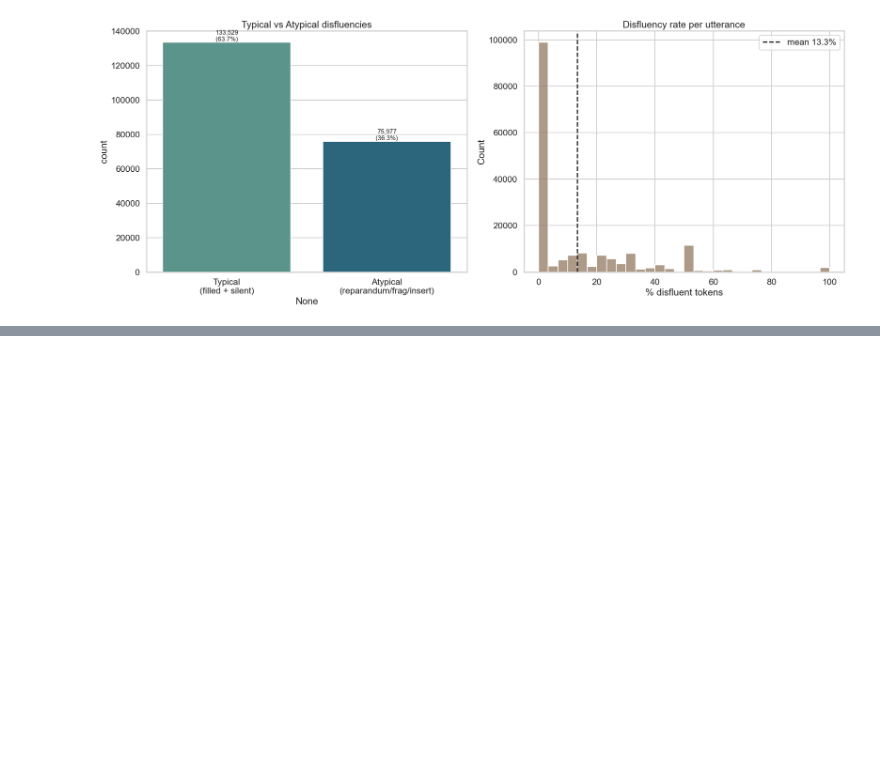
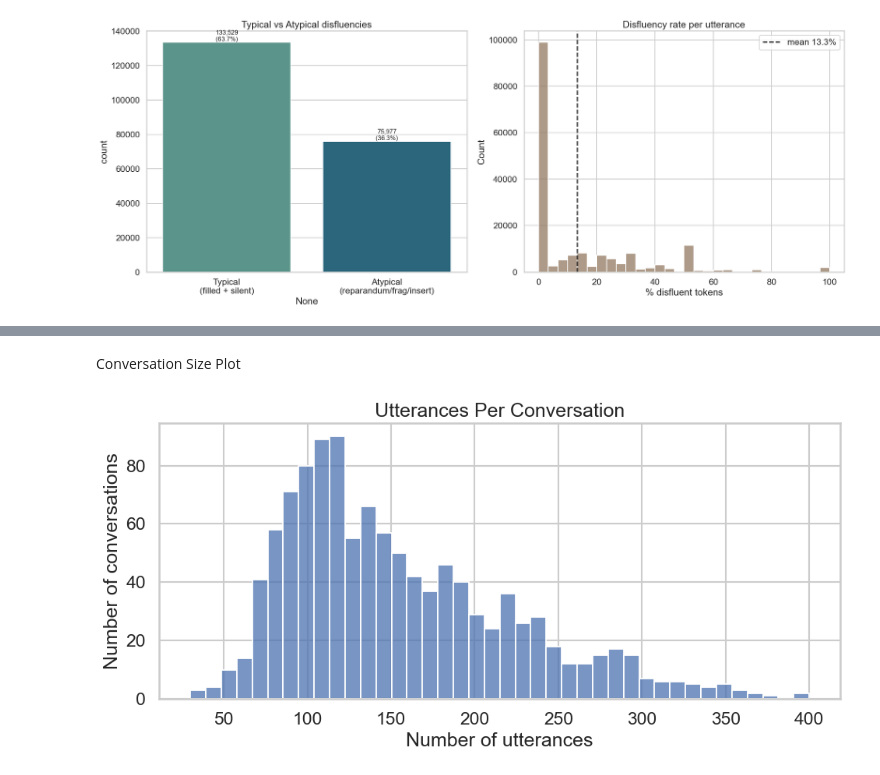
Before and after one commit to lwwws/disfluency-insertion, a Jupyter notebook: visiting.ipynb, the cells around one changed output, grey strips where cells are left out. Saved outputs shown, nothing was run; the diff lists cells and outputs as text; code cells hidden in the pictures; blank space fills up the shorter version.

Commit message:
Add data analysis checks for disfluency dataset

```diff
--- a/visiting.ipynb
+++ b/visiting.ipynb
@@ -288,0 +291,21 @@ plt.tight_layout(); plt.show()
+# %%
+# Conversation-level summary for split planning
+
+conv_summary = (
+    df.groupby("conv")
+    .agg(
+        n_utterances=("conv", "size"),
+        n_speakers=("speaker", "nunique"),
+        avg_disfl_tokens=("n_disfl_tokens", "mean"),
+        avg_fluent_len=("n_tokens_fluent", "mean"),
+        avg_disfluent_len=("n_tokens_disfluent", "mean"),
+    )
+    .reset_index()
+)
+
+print(f"Number of conversations: {conv_summary['conv'].nunique():,}")
+print(f"Total utterances: {len(df):,}")
+print(f"Average utterances per conversation: {conv_summary['n_utterances'].mean():.1f}")
+print(f"Median utterances per conversation: {conv_summary['n_utterances'].median():.1f}")
+
+conv_summary.sort_values("n_utterances", ascending=False).head(10)
@@ -288,0 +328,14 @@ plt.tight_layout(); plt.show()
+# %% [markdown]
+Conversation Size Plot
+# %%
+plt.figure(figsize=(10, 5))
+
+sns.histplot(conv_summary["n_utterances"], bins=40, color="#4C72B0")
+
+plt.title("Utterances Per Conversation")
+plt.xlabel("Number of utterances")
+plt.ylabel("Number of conversations")
+plt.tight_layout()
+plt.show()
+# %% [output]
+[figure, added]
```
Also changed, not shown: parts of 12 cells of this notebook.
